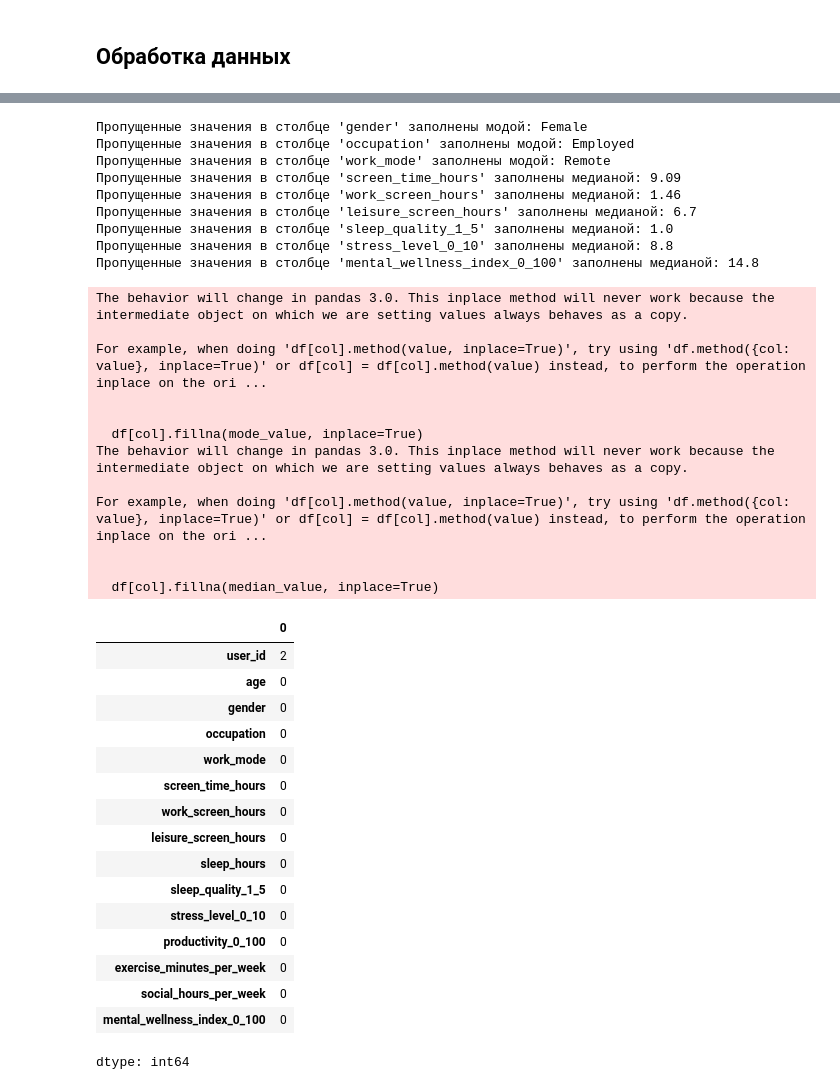
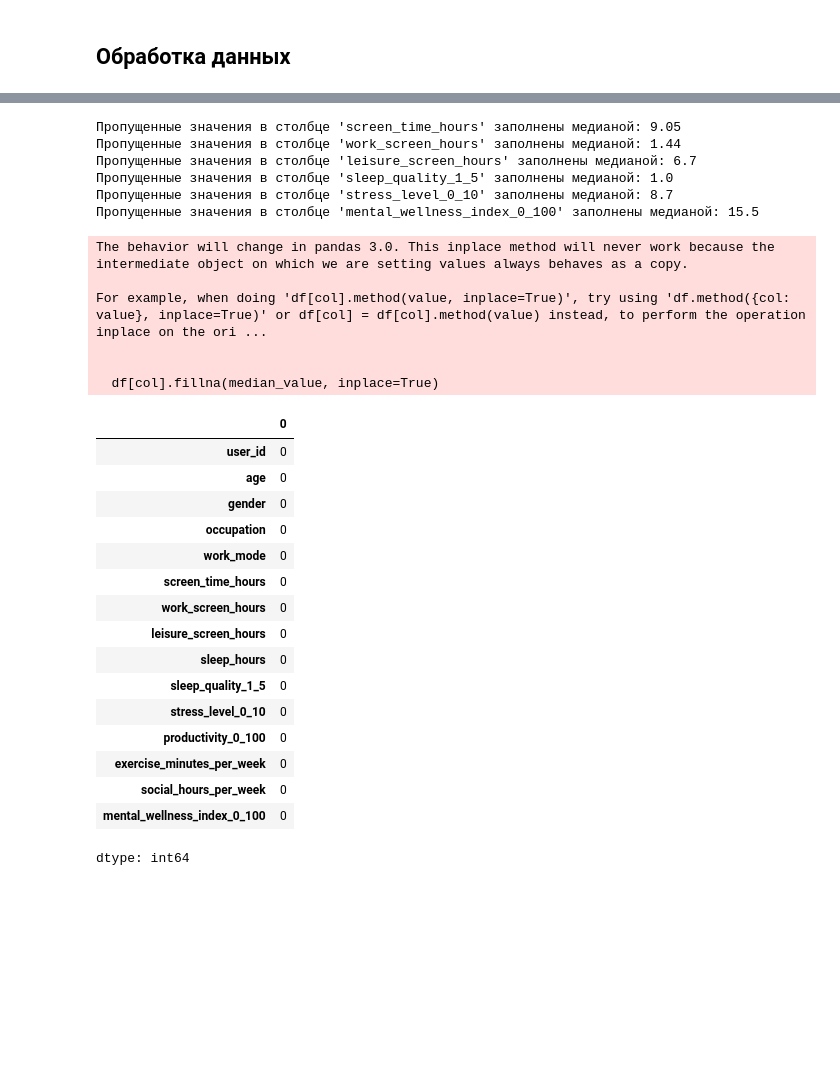
Before and after one commit to WeinerGero/AI_learning, a Jupyter notebook: Корякин_ДМ_lab_3.ipynb, the cells around one changed output, grey strips where cells are left out. Drawn from its saved outputs; the diff is of its cells as text; code cells hidden in the pictures; blank space fills up the shorter version.

```diff
--- a/Корякин_ДМ_lab_3.ipynb
+++ b/Корякин_ДМ_lab_3.ipynb
@@ -73,3 +59,11 @@ None
 | 50% | 30.00000 | 9.090000 | 1.460000 | 6.700000 | 7.030000 | 1.000000 | ... |
 | 75% | 35.00000 | 10.477500 | 3.020000 | 8.385000 | 7.640000 | 2.000000 | ... |
 | max | 60.00000 | 19.170000 | 12.040000 | 13.350000 | 9.740000 | 4.000000 | ... |
+# %%
+# Удаляем столбец 'Unnamed: 15', так как он не содержит полезной информации.
+df.drop('Unnamed: 15', axis=1, inplace=True)
+# %%
+df.drop_duplicates('user_id', inplace=True)
+
+df.dropna(subset=['age', 'gender', 'occupation', 'work_mode'], inplace=True)
+display(df)
@@ -76,8 +84,2 @@ None
 # %% [markdown]
 ## Обработка данных
-# %%
-# Удаляем столбец 'Unnamed: 15', так как он не содержит полезной информации.
-df = df.drop('Unnamed: 15', axis=1)
-
-# Проверяем изменения
-display(df.head())
@@ -104,45 +86,30 @@ display(df.head())
 # %%
-# Обрабатываем пропущенные значения.
-# Для категориальных признаков используем моду.
-for col in ['gender', 'occupation', 'work_mode']:
-    if df[col].isnull().any():
-        mode_value = df[col].mode()[0]
-        df[col].fillna(mode_value, inplace=True)
-        print(f"Пропущенные значения в столбце '{col}' заполнены модой: {mode_value}")
-
 # Для числовых признаков используем медиану.
 for col in ['screen_time_hours', 'work_screen_hours', 'leisure_screen_hours', 'sleep_quality_1_5', 'stress_level_0_10', 'mental_wellness_index_0_100']:
     if df[col].isnull().any():
         median_value = df[col].median()
         df[col].fillna(median_value, inplace=True)
         print(f"Пропущенные значения в столбце '{col}' заполнены медианой: {median_value}")
 
+df['user_id'] = df['user_id'].apply(lambda x: str(uuid.uuid4()) if pd.isna(x) else x)
+
 # Проверяем наличие пропущенных значений после импутации
 display(df.isnull().sum())
 # %% [output]
-Пропущенные значения в столбце 'gender' заполнены модой: Female
-Пропущенные значения в столбце 'occupation' заполнены модой: Employed
-Пропущенные значения в столбце 'work_mode' заполнены модой: Remote
-Пропущенные значения в столбце 'screen_time_hours' заполнены медианой: 9.09
-Пропущенные значения в столбце 'work_screen_hours' заполнены медианой: 1.46
+Пропущенные значения в столбце 'screen_time_hours' заполнены медианой: 9.05
+Пропущенные значения в столбце 'work_screen_hours' заполнены медианой: 1.44
 Пропущенные значения в столбце 'leisure_screen_hours' заполнены медианой: 6.7
 Пропущенные значения в столбце 'sleep_quality_1_5' заполнены медианой: 1.0
-Пропущенные значения в столбце 'stress_level_0_10' заполнены медианой: 8.8
-Пропущенные значения в столбце 'mental_wellness_index_0_100' заполнены медианой: 14.8
+Пропущенные значения в столбце 'stress_level_0_10' заполнены медианой: 8.7
+Пропущенные значения в столбце 'mental_wellness_index_0_100' заполнены медианой: 15.5
-The behavior will change in pandas 3.0. This inplace method will never work because the intermediate object on which we are setting values always behaves as a copy.
-
-For example, when doing 'df[col].method(value, inplace=True)', try using 'df.method({col: value}, inplace=True)' or df[col] = df[col].method(value) instead, to perform the operation inplace on the ori ...
-
-
-  df[col].fillna(mode_value, inplace=True)
 The behavior will change in pandas 3.0. This inplace method will never work because the intermediate object on which we are setting values always behaves as a copy.
 
 For example, when doing 'df[col].method(value, inplace=True)', try using 'df.method({col: value}, inplace=True)' or df[col] = df[col].method(value) instead, to perform the operation inplace on the ori ...
 
 
   df[col].fillna(median_value, inplace=True)
 |  | 0 |
-| user_id | 2 |
+| user_id | 0 |
 | age | 0 |
 | gender | 0 |
 | occupation | 0 |
```
Also changed, not shown: parts of 15 cells of this notebook.
